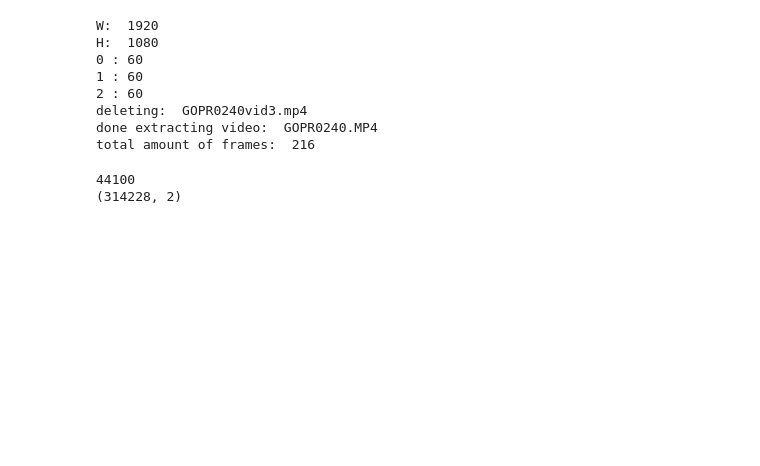
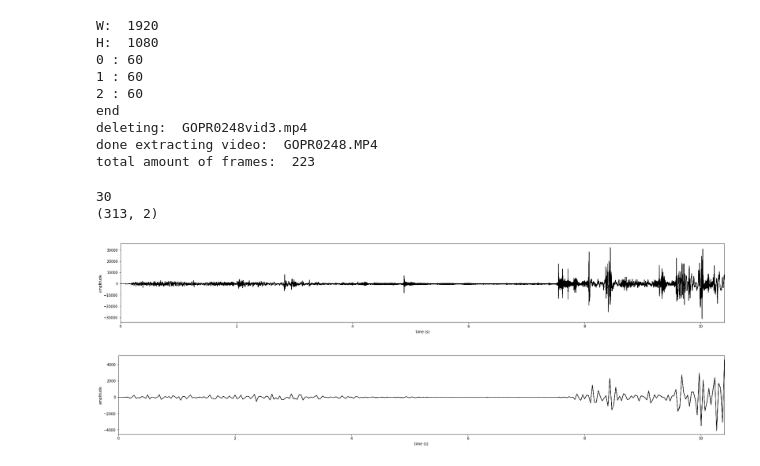
Before and after one commit to Chanokthorn/asdcnnclassification, a Jupyter notebook: adscnn/dataCollection/dataExtraction.ipynb, the cells around one changed output. Saved outputs shown, nothing was run; the diff lists cells and outputs as text; code cells hidden in the pictures; blank space fills up the shorter version.

```diff
--- a/adscnn/dataCollection/dataExtraction.ipynb
+++ b/adscnn/dataCollection/dataExtraction.ipynb
@@ -34,7 +34,9 @@ def extractVideo(video_path, video_name, output_path):
             out.write(frame)
             frame_counter += 1
             whole_frame_counter += 1
-        else: break
+        else:
+            print("end")
+            break
         if (frame_counter == BUFFER_SIZE):
             print(video_counter,':',frame_counter)
             video_counter += 1
@@ -47,14 +49,15 @@ def extractVideo(video_path, video_name, output_path):
     cap.release()
     print("done extracting video: ", video_path)
     print("total amount of frames: ", whole_frame_counter)
-extractVideo('GOPR0240.MP4','GOPR0240.MP4','')
+extractVideo('GOPR0248.MP4','GOPR0248.MP4','')
 # %% [output]
 W:  1920
 H:  1080
 0 : 60
 1 : 60
 2 : 60
-deleting:  GOPR0240vid3.mp4
-done extracting video:  GOPR0240.MP4
-total amount of frames:  216
+end
+deleting:  GOPR0248vid3.mp4
+done extracting video:  GOPR0248.MP4
+total amount of frames:  223
 # %%
@@ -63,10 +69,43 @@ def extractAudio(audio_path, audio_name, output_path):
-# %%
-rate, data = scipy.io.wavfile.read('audio.wav')
-print (rate)
-print (data.shape)
-# %% [output]
-44100
-(314228, 2)
+# %%
+# command = "ffmpeg -i GOPR0240.MP4 -r 30 output.wav"
+command = "ffmpeg -i GOPR0246.MP4 -ab 160k -ac 2 -ar 30 output10.wav"
+subprocess.call(command, shell=True)
+rate, data = scipy.io.wavfile.read('output10.wav')
+print (rate)
+print (data.shape)
+# %% [output]
+30
+(313, 2)
+# %%
+# Load the required libraries:
+#   * scipy
+#   * numpy
+#   * matplotlib
+from scipy.io import wavfile
+from matplotlib import pyplot as plt
+import numpy as np
+
+# Load the data and calculate the time of each sample
+def plott(file):
+    samplerate, data = wavfile.read(file)
+    times = np.arange(len(data))/float(samplerate)
+    # Make the plot
+    # You can tweak the figsize (width, height) in inches
+    plt.figure(figsize=(30, 4))
+    plt.fill_between(times, data[:,0], data[:,1], color='k')
+    plt.xlim(times[0], times[-1])
+    plt.xlabel('time (s)')
+    plt.ylabel('amplitude')
+    # You can set the format by changing the extension
+    # like .pdf, .svg, .eps
+    plt.savefig('plot.png', dpi=100)
+    plt.show()
+# %%
+plott("output9.wav")
+plott("output10.wav")
+# %% [output]
+[figure, added]
+[figure, added]
 # %%
 def main():
     input_folder_path = input("Enter input folder name: ")
```
Also changed, not shown: parts of 2 cells of this notebook.
